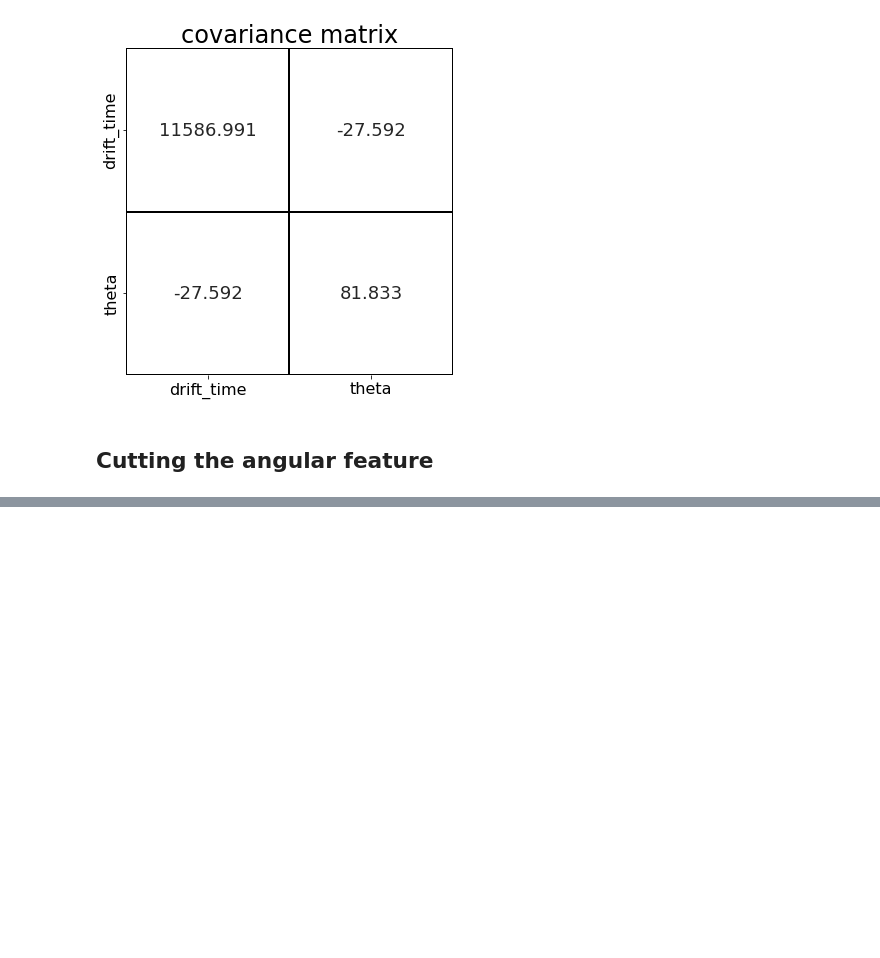
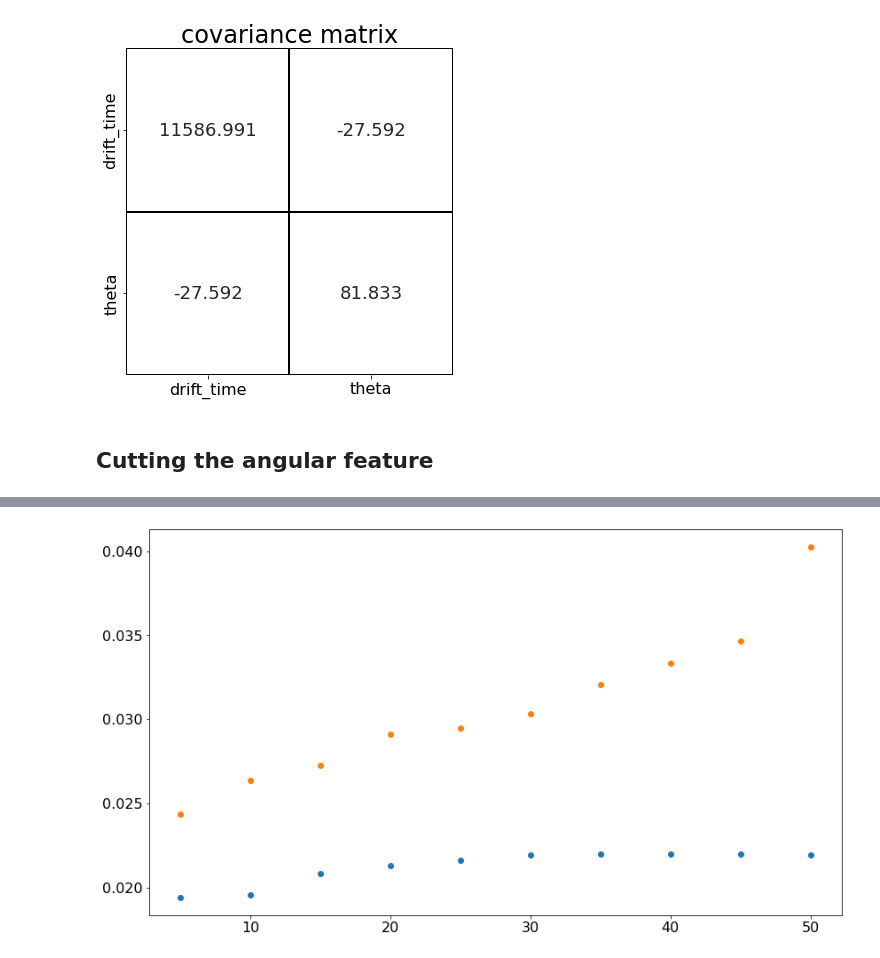
Before and after one commit to GiacomoFrn/Advanced-DQM-for-DT-detector, a Jupyter notebook: correlations/correlations_eda.ipynb, the cells around one changed output, grey strips where cells are left out. Cells and saved outputs as stored; diff of their text form; code cells hidden in the pictures; blank space fills up the shorter version.

```diff
--- a/correlations/correlations_eda.ipynb
+++ b/correlations/correlations_eda.ipynb
@@ -218,0 +277,9 @@ plt.show()
+# %%
+fig, ax = plt.subplots()
+
+ax.scatter(thetas, low_peaks)
+ax.scatter(thetas, high_peaks)
+
+plt.show()
+# %% [output]
+[figure, added]
```
Also changed, not shown: parts of 5 cells of this notebook.
